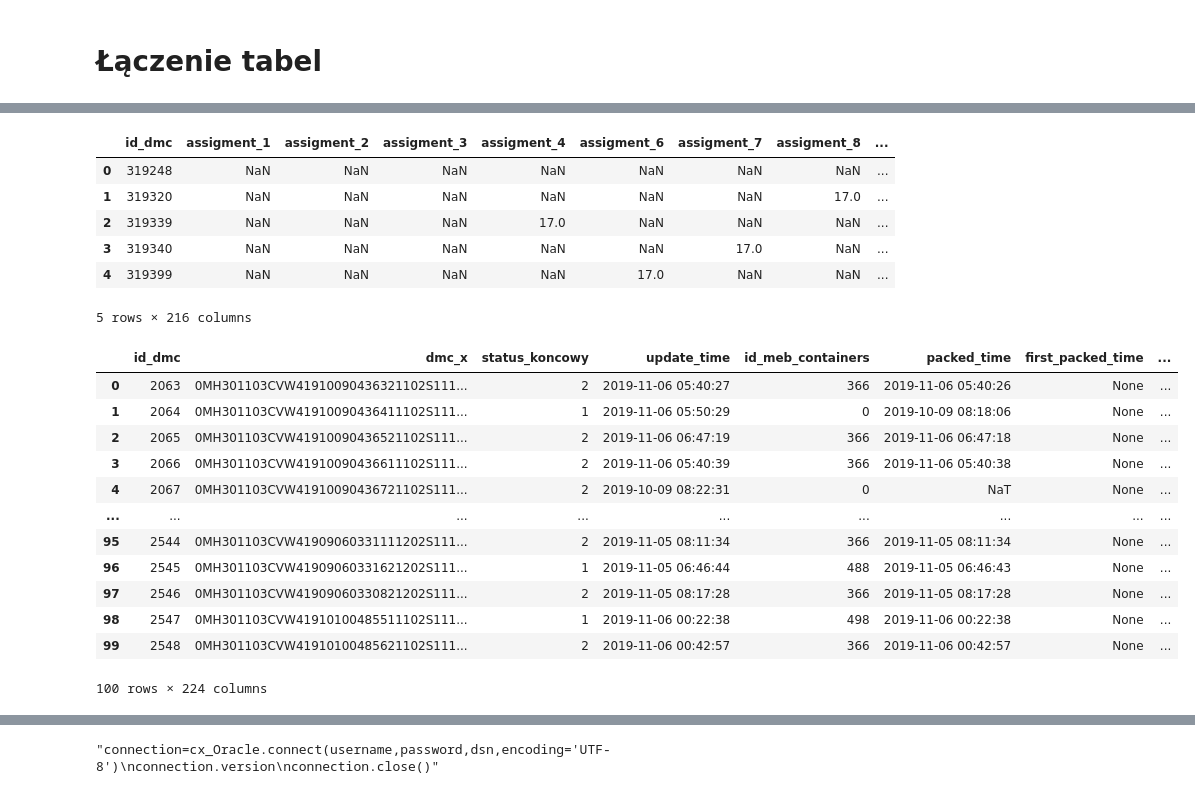
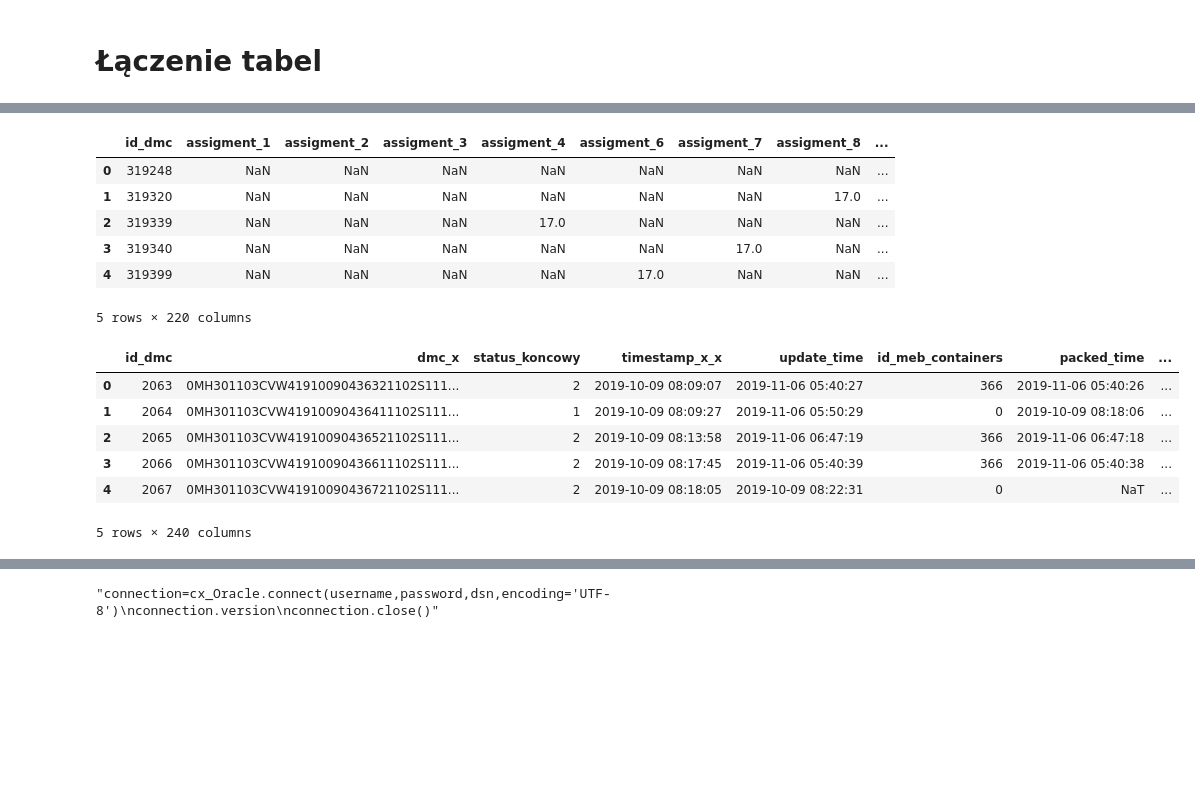
Before and after one commit to kubas99x/predict_quality_of_car_parts, a Jupyter notebook: src/oracle_connection.ipynb, the cells around one changed output, grey strips where cells are left out. Cells and saved outputs as stored; diff of their text form; code cells hidden in the pictures; blank space fills up the shorter version.

Commit message:
Laczenie tabel v1

```diff
--- a/src/oracle_connection.ipynb
+++ b/src/oracle_connection.ipynb
@@ -25,3 +25,24 @@ except SQLAlchemyError as e:
     print(e)
 # %% [markdown]
 <h1>Łączenie tabel</h1>
+# %%
+# łączę tabele MEB_KO i MEB_KO_DGM z tabelami MEB_KO_STREFA/RODZAJ
+
+data['MEB_KO'] = data['MEB_KO'].merge(data['MEB_KO_STREFA'], left_on='nok_strefa', right_on='indeks', how='inner')
+data['MEB_KO'] = data['MEB_KO'].merge(data['MEB_KO_RODZAJ'], left_on='nok_rodzaj', right_on='indeks', how='inner')
+
+data['MEB_KO_DGM'] = data['MEB_KO_DGM'].merge(data['MEB_KO_STREFA'], left_on='nok_strefa', right_on='indeks', how='inner')
+data['MEB_KO_DGM'] = data['MEB_KO_DGM'].merge(data['MEB_KO_STREFA'], left_on='nok_rodzaj', right_on='indeks', how='inner')
+
+# tu do wyrzucenia będzie kolumna indeks
+#data['MEB_KO'].head()
+# tu do wyrzucenia będzie kolumna indeks i kod_pola
+#data['MEB_KO_DGM'].head()
+# %%
+# łączę tabelę MEB_DMC z tabelą MEB_KO
+
+data['MEB_DMC'] = data['MEB_DMC'].merge(data['MEB_KO'], on='id_dmc', how='left')
+
+#  do wyrzucenia kolumna timestamp oraz eks
+
+data['MEB_DMC'].head()
@@ -45,10 +70,14 @@ data['MEB_DGM']
 # %%
+# przygotowywuję tabelę ONI_CIRCUITS do połączenia
+
 oni_circuits = data['ONI_CIRCUITS'].pivot(index='id_dmc', columns='circuit_nr', values=['assigment', 'flow', 'ref_time', 'set_point', 'start_delay', 'temp', 'working_mode'])
 oni_circuits.columns = oni_circuits.columns.map('{0[0]}_{0[1]}'.format)
 oni_circuits.reset_index(inplace=True)
 
+
+# łączę z tabelą MEB_DGM
+
 oni_circuits = oni_circuits.merge(data['MEB_DGM'], on='id_dmc', how='left')
-for x in oni_circuits.columns[216:]: oni_circuits.pop(x)
 oni_circuits.head()
 # %% [output]
 |  | id_dmc | assigment_1 | assigment_2 | assigment_3 | assigment_4 | assigment_6 | assigment_7 | assigment_8 | ... |
@@ -57,23 +86,18 @@ oni_circuits.head()
 | 2 | 319339 | NaN | NaN | NaN | 17.0 | NaN | NaN | NaN | ... |
 | 3 | 319340 | NaN | NaN | NaN | NaN | NaN | 17.0 | NaN | ... |
 | 4 | 319399 | NaN | NaN | NaN | NaN | 17.0 | NaN | NaN | ... |
-5 rows × 216 columns
+5 rows × 220 columns
 # %%
+# łączę tabelę MEB_DMC z ONI_CIRCUITS
+
 data['MEB_DMC'] = data['MEB_DMC'].merge(oni_circuits, on='id_dmc', how='left')
-data['MEB_DMC'].pop('timestamp')
-data['MEB_DMC']
+data['MEB_DMC'].head()
 # %% [output]
-|  | id_dmc | dmc_x | status_koncowy | update_time | id_meb_containers | packed_time | first_packed_time | ... |
-| 0 | 2063 | 0MH301103CVW41910090436321102S111... | 2 | 2019-11-06 05:40:27 | 366 | 2019-11-06 05:40:26 | None | ... |
-| 1 | 2064 | 0MH301103CVW41910090436411102S111... | 1 | 2019-11-06 05:50:29 | 0 | 2019-10-09 08:18:06 | None | ... |
-| 2 | 2065 | 0MH301103CVW41910090436521102S111... | 2 | 2019-11-06 06:47:19 | 366 | 2019-11-06 06:47:18 | None | ... |
-| 3 | 2066 | 0MH301103CVW41910090436611102S111... | 2 | 2019-11-06 05:40:39 | 366 | 2019-11-06 05:40:38 | None | ... |
-| 4 | 2067 | 0MH301103CVW41910090436721102S111... | 2 | 2019-10-09 08:22:31 | 0 | NaT | None | ... |
-| ... | ... | ... | ... | ... | ... | ... | ... | ... |
-| 95 | 2544 | 0MH301103CVW41909060331111202S111... | 2 | 2019-11-05 08:11:34 | 366 | 2019-11-05 08:11:34 | None | ... |
-| 96 | 2545 | 0MH301103CVW41909060331621202S111... | 1 | 2019-11-05 06:46:44 | 488 | 2019-11-05 06:46:43 | None | ... |
-| 97 | 2546 | 0MH301103CVW41909060330821202S111... | 2 | 2019-11-05 08:17:28 | 366 | 2019-11-05 08:17:28 | None | ... |
-| 98 | 2547 | 0MH301103CVW41910100485511102S111... | 1 | 2019-11-06 00:22:38 | 498 | 2019-11-06 00:22:38 | None | ... |
-| 99 | 2548 | 0MH301103CVW41910100485621102S111... | 2 | 2019-11-06 00:42:57 | 366 | 2019-11-06 00:42:57 | None | ... |
+|  | id_dmc | dmc_x | status_koncowy | timestamp_x_x | update_time | id_meb_containers | packed_time | ... |
+| 0 | 2063 | 0MH301103CVW41910090436321102S111... | 2 | 2019-10-09 08:09:07 | 2019-11-06 05:40:27 | 366 | 2019-11-06 05:40:26 | ... |
+| 1 | 2064 | 0MH301103CVW41910090436411102S111... | 1 | 2019-10-09 08:09:27 | 2019-11-06 05:50:29 | 0 | 2019-10-09 08:18:06 | ... |
+| 2 | 2065 | 0MH301103CVW41910090436521102S111... | 2 | 2019-10-09 08:13:58 | 2019-11-06 06:47:19 | 366 | 2019-11-06 06:47:18 | ... |
+| 3 | 2066 | 0MH301103CVW41910090436611102S111... | 2 | 2019-10-09 08:17:45 | 2019-11-06 05:40:39 | 366 | 2019-11-06 05:40:38 | ... |
+| 4 | 2067 | 0MH301103CVW41910090436721102S111... | 2 | 2019-10-09 08:18:05 | 2019-10-09 08:22:31 | 0 | NaT | ... |
-100 rows × 224 columns
+5 rows × 240 columns
 # %%
```
Also changed, not shown: parts of 4 cells of this notebook.
